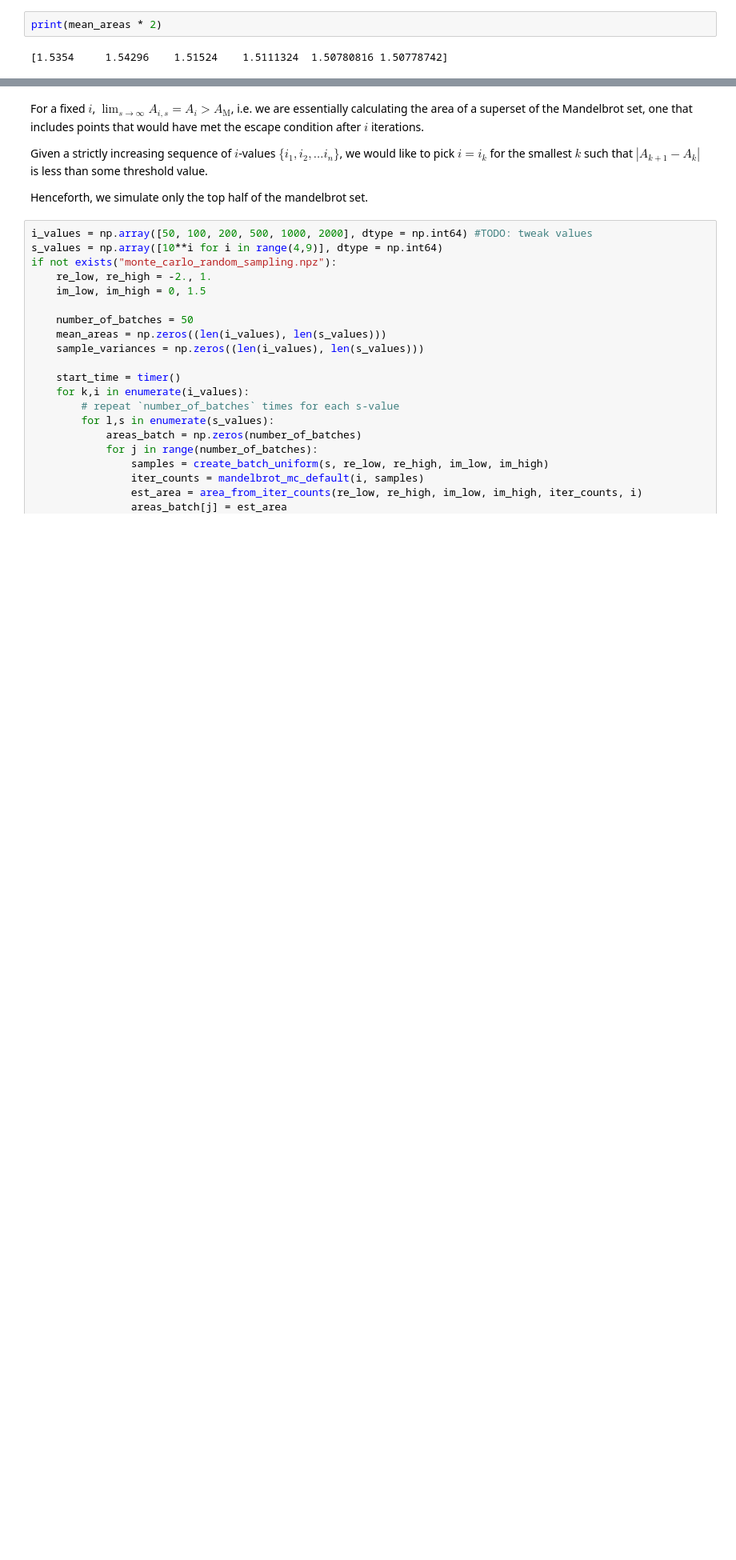
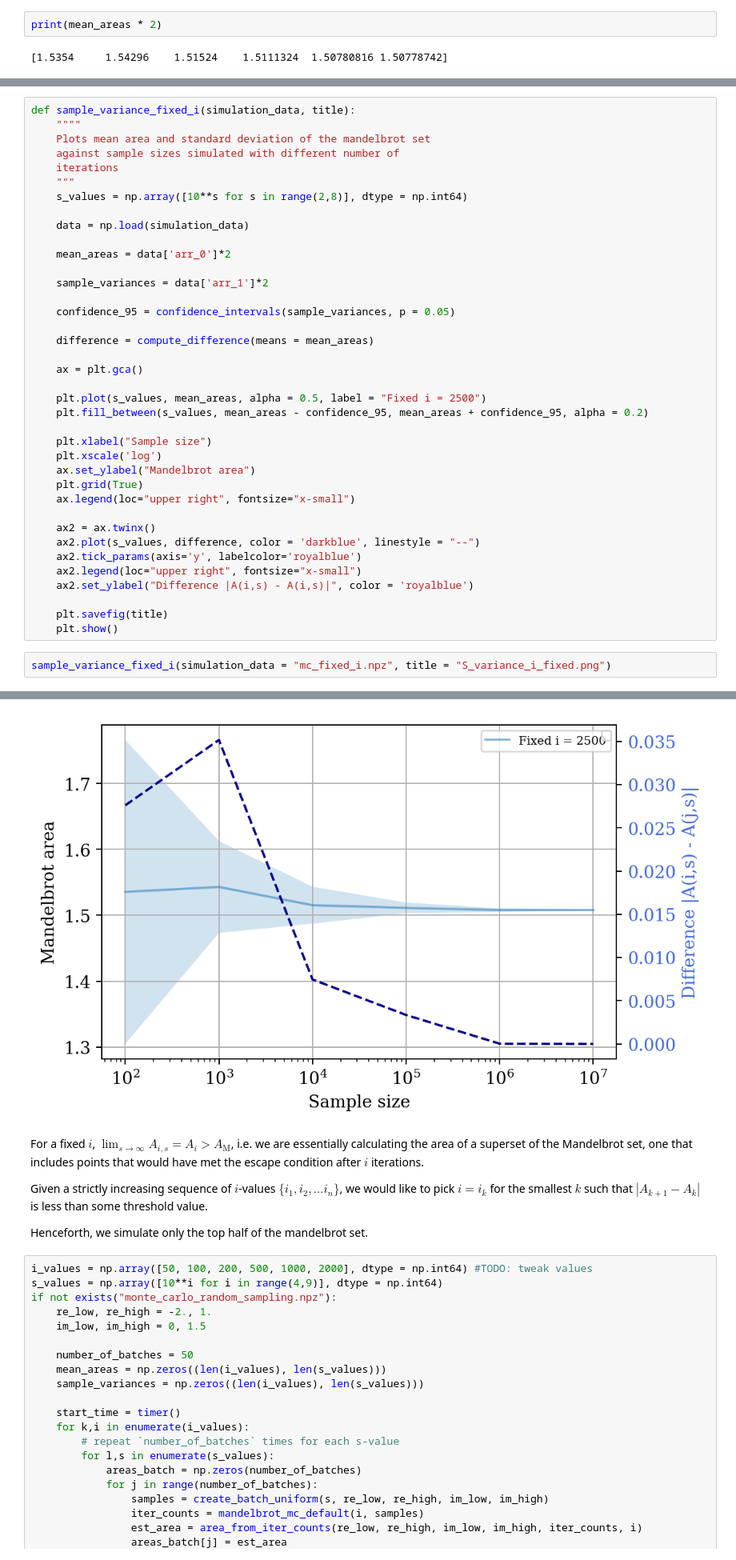
Before and after one commit to loonatick-src/stochastic-sim-1, a Jupyter notebook: monte_carlo.ipynb, the cells around one changed output, grey strips where cells are left out. Shown at 80% size. Cells and saved outputs as stored; diff of their text form; blank space fills up the shorter version.

```diff
--- a/monte_carlo.ipynb
+++ b/monte_carlo.ipynb
@@ -359,0 +408,41 @@ print(mean_areas * 2)
+# %%
+def sample_variance_fixed_i(simulation_data, title):
+    """"
+    Plots mean area and standard deviation of the mandelbrot set
+    against sample sizes simulated with different number of
+    iterations
+    """
+    s_values = np.array([10**s for s in range(2,8)], dtype = np.int64)
+
+    data = np.load(simulation_data)
+
+    mean_areas = data['arr_0']*2
+
+    sample_variances = data['arr_1']*2
+
+    confidence_95 = confidence_intervals(sample_variances, p = 0.05)
+
+    difference = compute_difference(means = mean_areas)
+
+    ax = plt.gca()
+
+    plt.plot(s_values, mean_areas, alpha = 0.5, label = "Fixed i = 2500")
+    plt.fill_between(s_values, mean_areas - confidence_95, mean_areas + confidence_95, alpha = 0.2)
+
+    plt.xlabel("Sample size")
+    plt.xscale('log')
+    ax.set_ylabel("Mandelbrot area")
+    plt.grid(True)
+    ax.legend(loc="upper right", fontsize="x-small")
+
+    ax2 = ax.twinx()
+    ax2.plot(s_values, difference, color = 'darkblue', linestyle = "--")
+    ax2.tick_params(axis='y', labelcolor='royalblue')
+    ax2.legend(loc="upper right", fontsize="x-small")
+    ax2.set_ylabel("Difference |A(i,s) - A(i,s)|", color = 'royalblue')
+
+    plt.savefig(title)
+    plt.show()
+# %%
+sample_variance_fixed_i(simulation_data = "mc_fixed_i.npz", title = "S_variance_i_fixed.png")
+# %% [output]
@@ -360,3 +450,4 @@ print(mean_areas * 2)
+[figure, added]
 # %% [markdown]
 For a fixed $i$, $\lim_{s\to\infty}A_{i,s} = A_i > A_\text{M}$, i.e. we are essentially calculating the area of a superset of the Mandelbrot set, one that includes points that would have met the escape condition after $i$ iterations.
 
```
Also changed, not shown: parts of 7 cells of this notebook, 2 other files.
